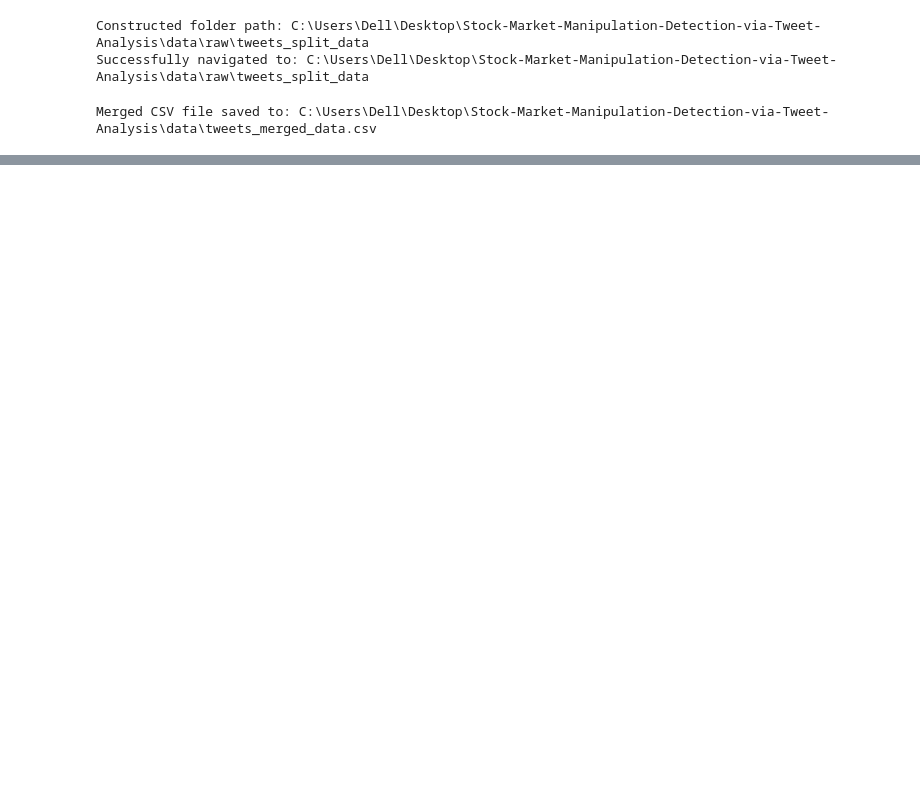
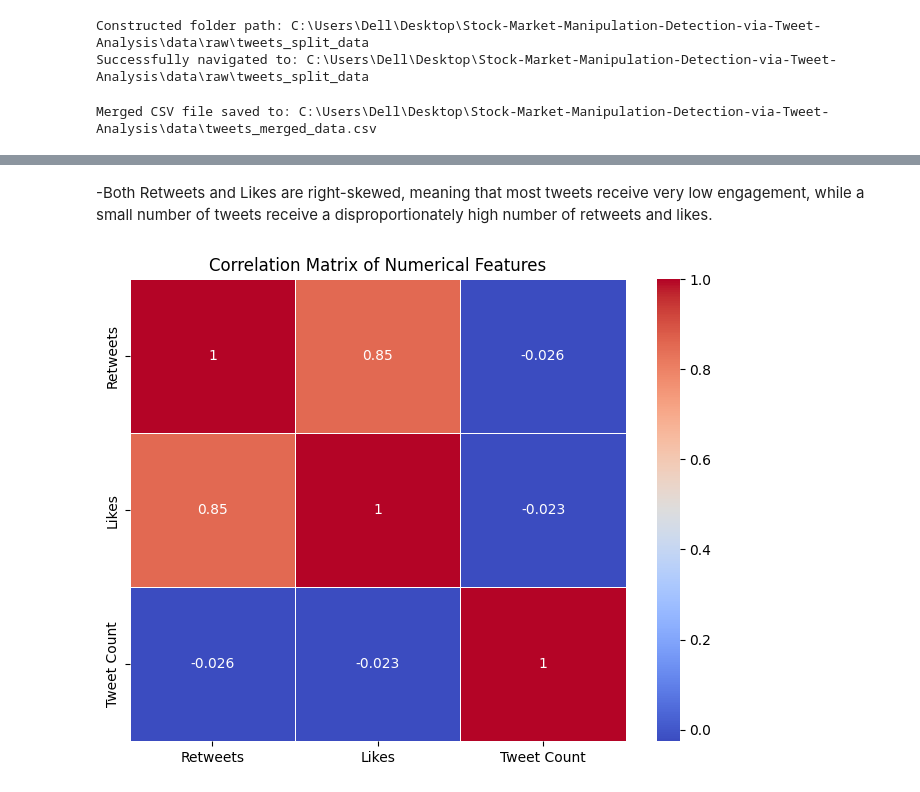
Before and after one commit to AtharvaJaiswal005/Stock-Market-Manipulation-Detection-via-Tweet-Analysis, a Jupyter notebook: src/nlp_tweets_processing/tweet_preprocessing.ipynb, the cells around one changed output, grey strips where cells are left out. Saved outputs shown, nothing was run; the diff lists cells and outputs as text; code cells hidden in the pictures; blank space fills up the shorter version.

```diff
--- a/src/nlp_tweets_processing/tweet_preprocessing.ipynb
+++ b/src/nlp_tweets_processing/tweet_preprocessing.ipynb
@@ -116,0 +147,26 @@ NameError: name 'data_cleaned' is not defined
+# %% [markdown]
+-Both Retweets and Likes are right-skewed, meaning that most tweets receive very low engagement, while a small number of tweets receive a disproportionately high number of retweets and likes.
+# %%
+import pandas as pd
+import seaborn as sns
+import matplotlib.pyplot as plt
+
+# Convert 'Tweet Count' to numeric, coercing errors to NaN
+data['Tweet Count'] = pd.to_numeric(data['Tweet Count'], errors='coerce')
+
+# Now create the correlation heatmap for numeric columns
+numerical_cols = ['Retweets', 'Likes', 'Tweet Count']
+
+# Drop rows where all the columns are NaN (to avoid issues during correlation)
+clean_data = data[numerical_cols].dropna()
+
+# Correlation matrix
+corr_matrix = clean_data.corr()
+
+# Plotting the heatmap
+plt.figure(figsize=(8, 6))
+sns.heatmap(corr_matrix, annot=True, cmap='coolwarm', linewidths=0.5)
+plt.title('Correlation Matrix of Numerical Features')
+plt.show()
+# %% [output]
+[figure, added]
```
Also changed, not shown: parts of 25 cells of this notebook, 3 other files.
